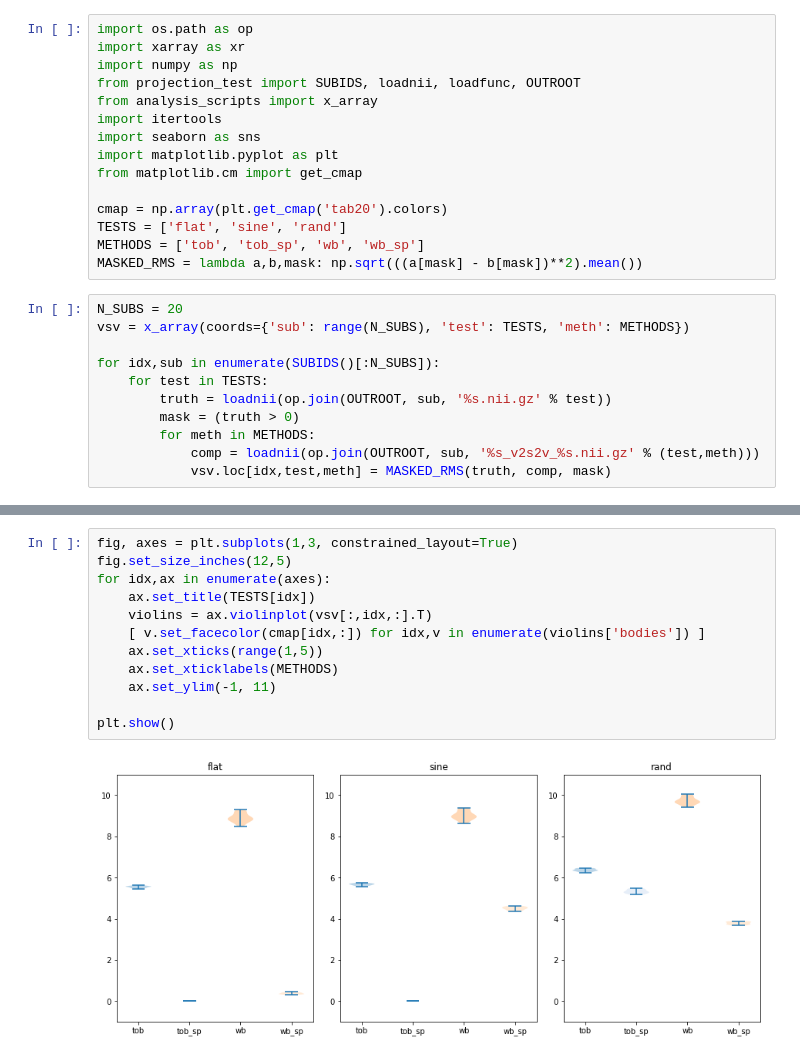
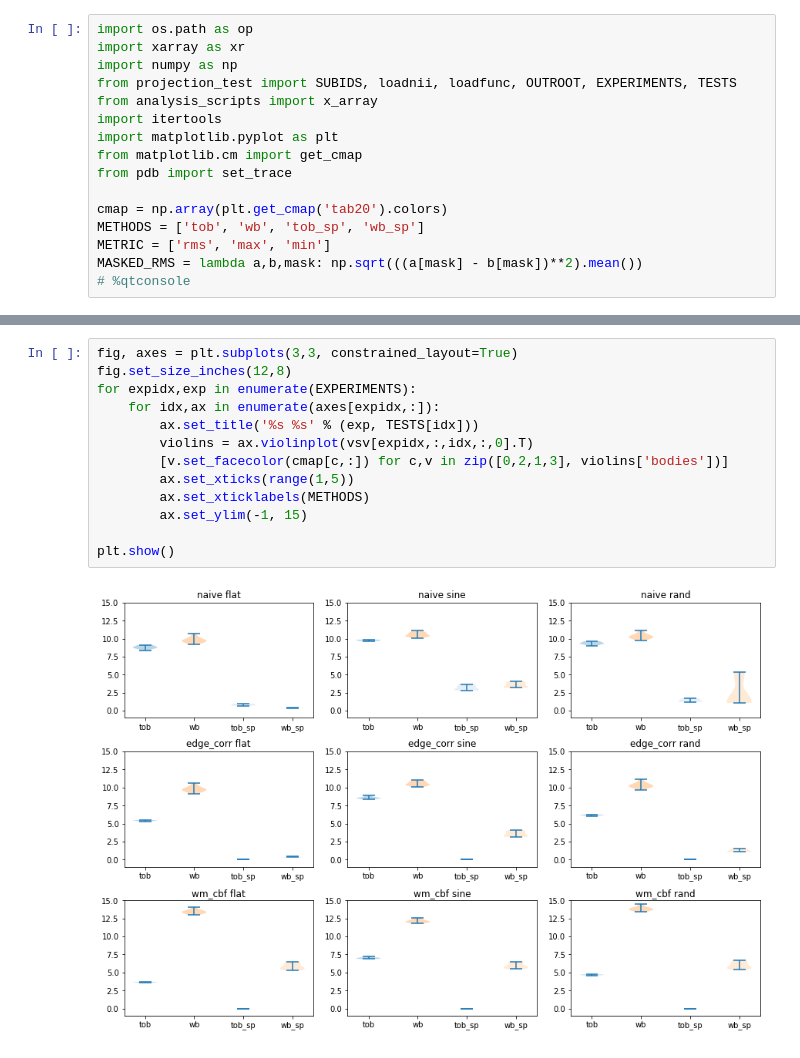
Before and after one commit to tomfrankkirk/toblerone_projector_tests, a Jupyter notebook: analysis.ipynb, the cells around one changed output, grey strips where cells are left out. Drawn from its saved outputs; the diff is of its cells as text.

```diff
--- a/analysis.ipynb
+++ b/analysis.ipynb
@@ -2,25 +2,15 @@
 import os.path as op
 import xarray as xr
 import numpy as np
-from projection_test import SUBIDS, loadnii, loadfunc, OUTROOT
+from projection_test import SUBIDS, loadnii, loadfunc, OUTROOT, EXPERIMENTS, TESTS
 from analysis_scripts import x_array
 import itertools
-import seaborn as sns
 import matplotlib.pyplot as plt
 from matplotlib.cm import get_cmap
+from pdb import set_trace
 
 cmap = np.array(plt.get_cmap('tab20').colors)
-TESTS = ['flat', 'sine', 'rand']
-METHODS = ['tob', 'tob_sp', 'wb', 'wb_sp']
+METHODS = ['tob', 'wb', 'tob_sp', 'wb_sp']
+METRIC = ['rms', 'max', 'min']
 MASKED_RMS = lambda a,b,mask: np.sqrt(((a[mask] - b[mask])**2).mean())
+# %qtconsole
-# %%
-N_SUBS = 20
-vsv = x_array(coords={'sub': range(N_SUBS), 'test': TESTS, 'meth': METHODS})
-
-for idx,sub in enumerate(SUBIDS()[:N_SUBS]):
-    for test in TESTS:
-        truth = loadnii(op.join(OUTROOT, sub, '%s.nii.gz' % test))
-        mask = (truth > 0)
-        for meth in METHODS:
-            comp = loadnii(op.join(OUTROOT, sub, '%s_v2s2v_%s.nii.gz' % (test,meth)))
-            vsv.loc[idx,test,meth] = MASKED_RMS(truth, comp, mask)
@@ -27,14 +60,15 @@ for idx,sub in enumerate(SUBIDS()[:N_SUBS]):
 # %%
-fig, axes = plt.subplots(1,3, constrained_layout=True)
-fig.set_size_inches(12,5)
-for idx,ax in enumerate(axes):
-    ax.set_title(TESTS[idx])
-    violins = ax.violinplot(vsv[:,idx,:].T)
-    [ v.set_facecolor(cmap[idx,:]) for idx,v in enumerate(violins['bodies']) ]
-    ax.set_xticks(range(1,5))
-    ax.set_xticklabels(METHODS)
-    ax.set_ylim(-1, 11)
+fig, axes = plt.subplots(3,3, constrained_layout=True)
+fig.set_size_inches(12,8)
+for expidx,exp in enumerate(EXPERIMENTS):
+    for idx,ax in enumerate(axes[expidx,:]):
+        ax.set_title('%s %s' % (exp, TESTS[idx]))
+        violins = ax.violinplot(vsv[expidx,:,idx,:,0].T)
+        [v.set_facecolor(cmap[c,:]) for c,v in zip([0,2,1,3], violins['bodies'])]
+        ax.set_xticks(range(1,5))
+        ax.set_xticklabels(METHODS)
+        ax.set_ylim(-1, 15)
 
 plt.show()
 # %% [output]
-[figure, old version]
+[figure, new version]
```
Also changed, not shown: parts of 5 cells of this notebook, 5 other files.
